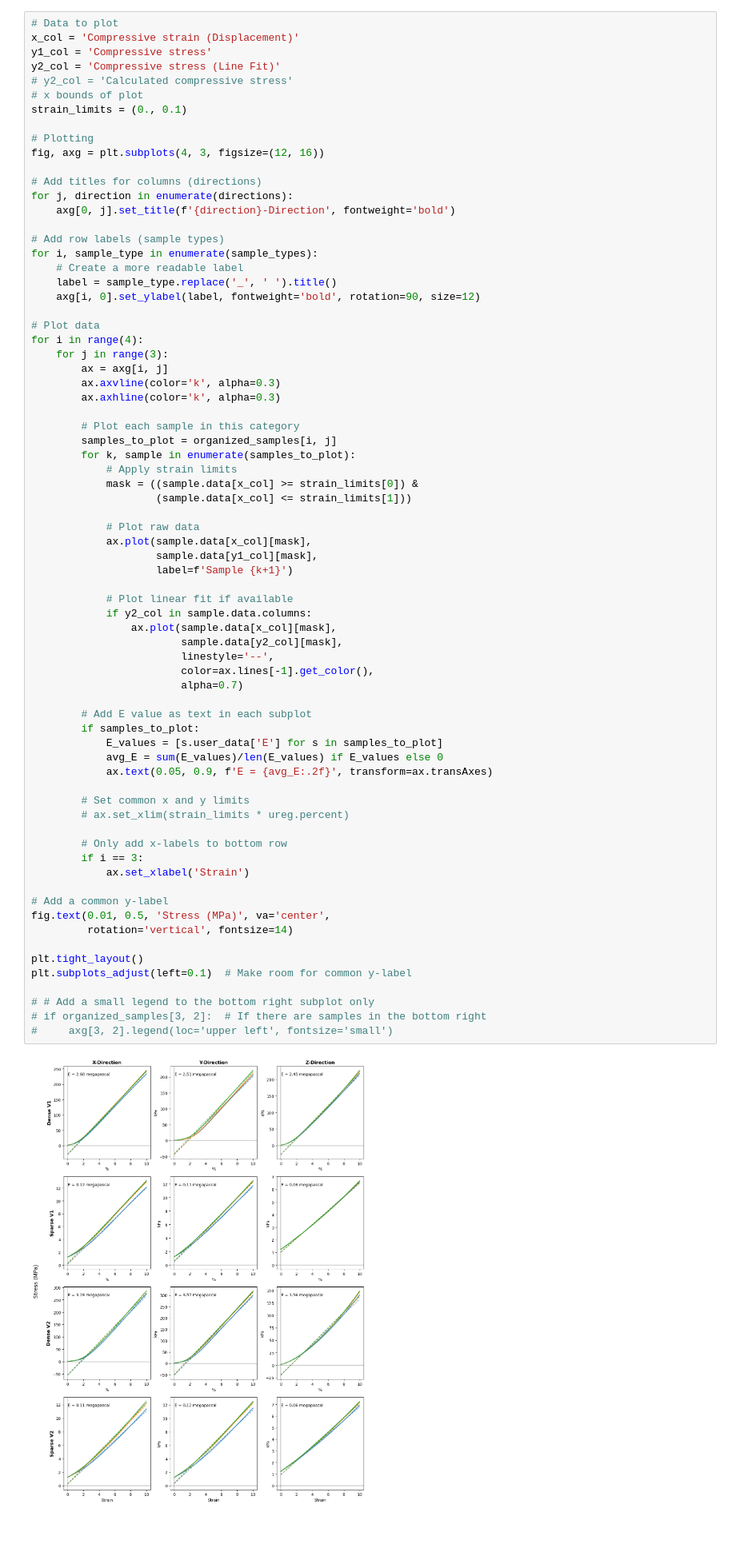
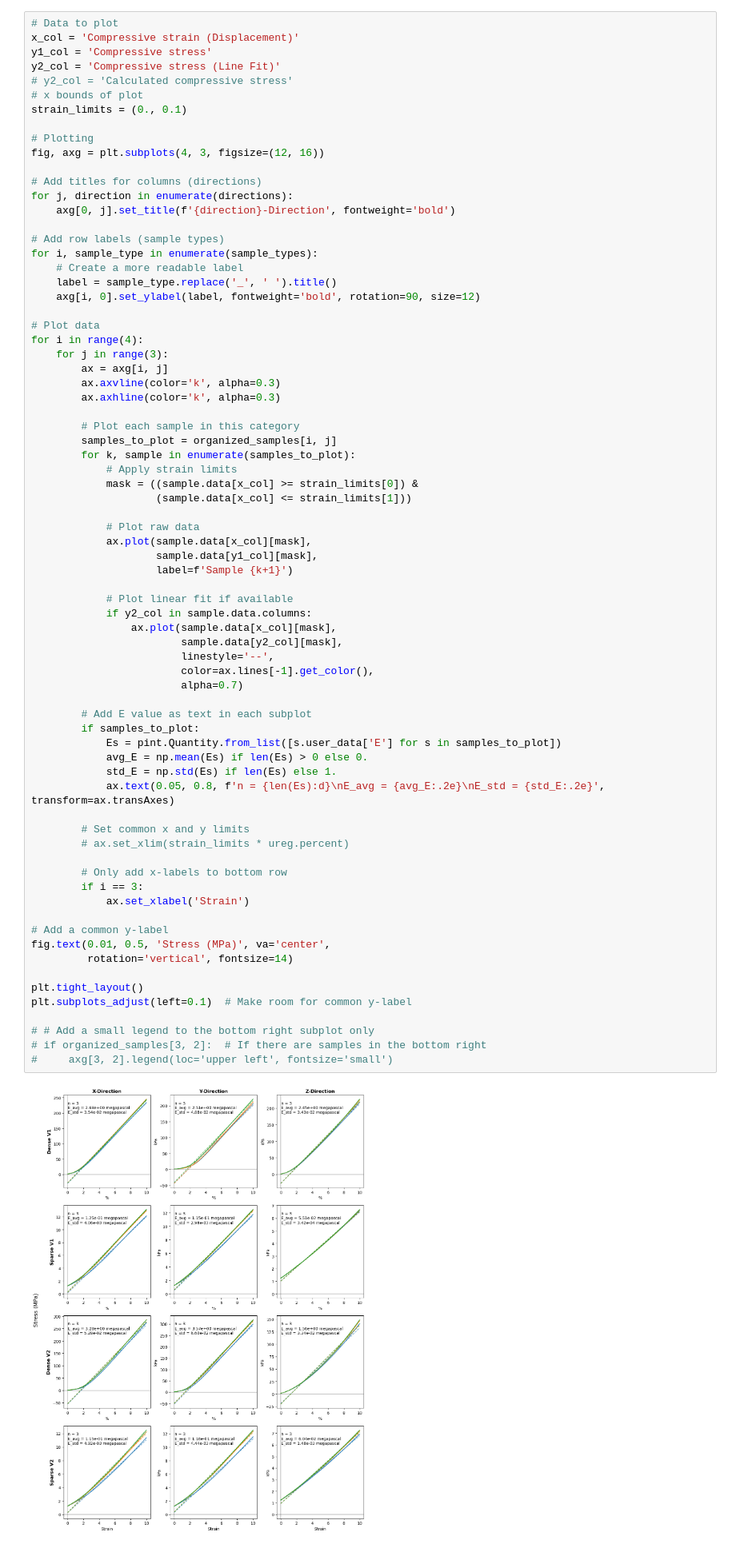
Before and after one commit to TransformativeRoboticsLab/FDE-Metamaterials, a Jupyter notebook: data/instron_tests/analysis.ipynb, the cells around one changed output. Shown at 80% size. Cells and saved outputs as stored; diff of their text form.

Commit message:
Add more text information to plots

```diff
--- a/data/instron_tests/analysis.ipynb
+++ b/data/instron_tests/analysis.ipynb
@@ -124,37 +124,38 @@ for i in range(4):
 
             # Plot linear fit if available
             if y2_col in sample.data.columns:
                 ax.plot(sample.data[x_col][mask],
                         sample.data[y2_col][mask],
                         linestyle='--',
                         color=ax.lines[-1].get_color(),
                         alpha=0.7)
 
         # Add E value as text in each subplot
         if samples_to_plot:
-            E_values = [s.user_data['E'] for s in samples_to_plot]
-            avg_E = sum(E_values)/len(E_values) if E_values else 0
-            ax.text(0.05, 0.9, f'E = {avg_E:.2f}', transform=ax.transAxes)
+            Es = pint.Quantity.from_list([s.user_data['E'] for s in samples_to_plot])
+            avg_E = np.mean(Es) if len(Es) > 0 else 0.
+            std_E = np.std(Es) if len(Es) else 1.
+            ax.text(0.05, 0.8, f'n = {len(Es):d}\nE_avg = {avg_E:.2e}\nE_std = {std_E:.2e}', transform=ax.transAxes)
 
         # Set common x and y limits
         # ax.set_xlim(strain_limits * ureg.percent)
 
         # Only add x-labels to bottom row
         if i == 3:
             ax.set_xlabel('Strain')
 
 # Add a common y-label
 fig.text(0.01, 0.5, 'Stress (MPa)', va='center',
          rotation='vertical', fontsize=14)
 
 plt.tight_layout()
 plt.subplots_adjust(left=0.1)  # Make room for common y-label
 
 # # Add a small legend to the bottom right subplot only
 # if organized_samples[3, 2]:  # If there are samples in the bottom right
 #     axg[3, 2].legend(loc='upper left', fontsize='small')
 # %% [output]
-[figure, old version]
+[figure, new version]
 # %% [markdown]
 ## Homogenes Slabs
 # %%
```
Also changed, not shown: parts of 8 cells of this notebook.
